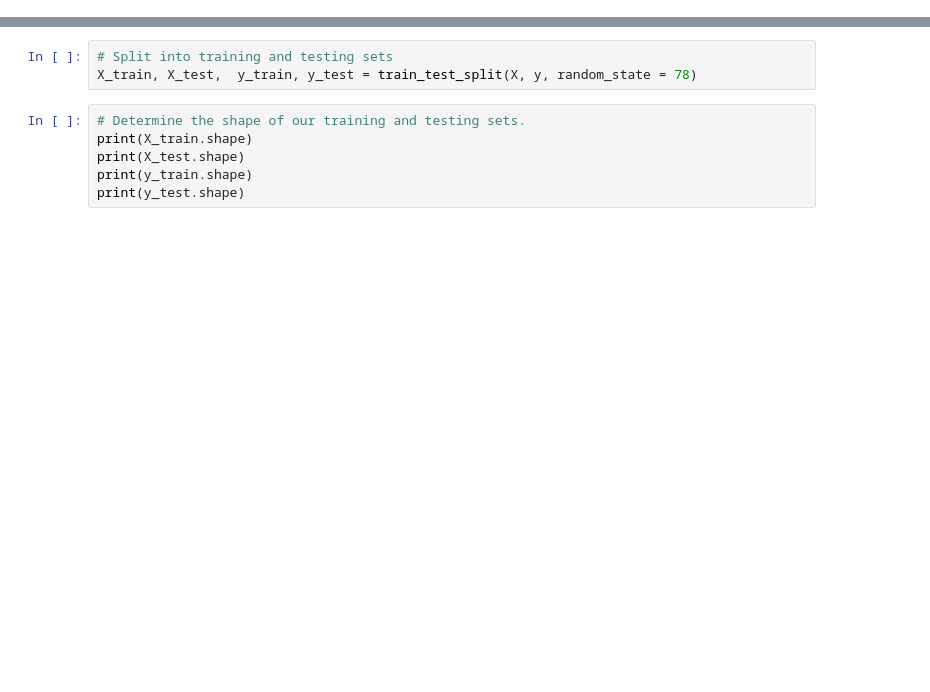
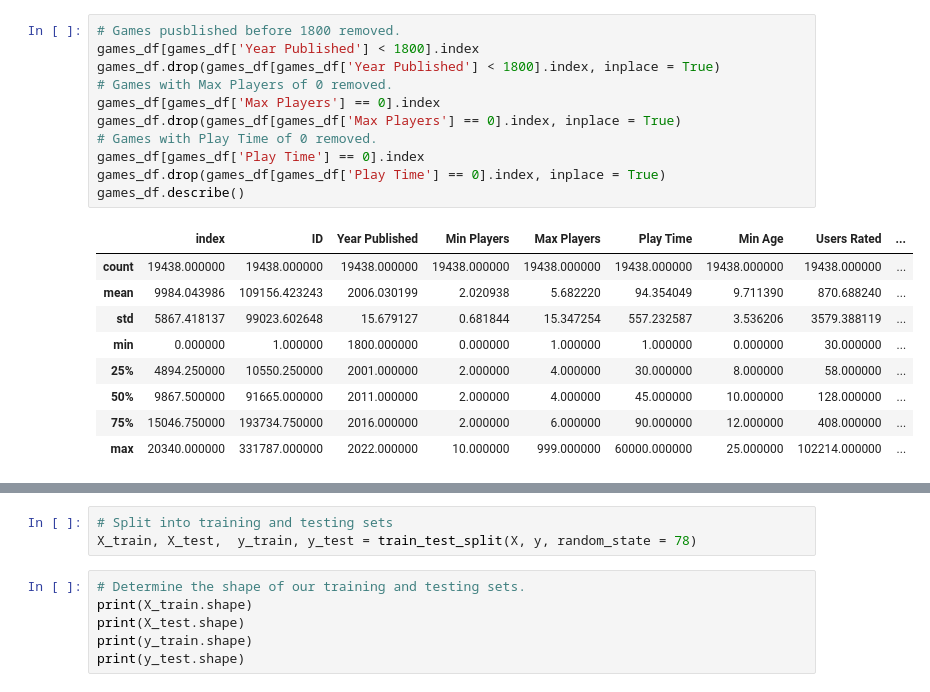
Before and after one commit to aleena-le-mt/Laureena, a Jupyter notebook: mlr_predict_average_rating_with_db.ipynb, the cells around one changed output, grey strips where cells are left out. Cells and saved outputs as stored; diff of their text form; blank space fills up the shorter version.

```diff
--- a/mlr_after_1800.ipynb
+++ b/mlr_predict_average_rating_with_db.ipynb
@@ -43 +71,22 @@ game_df.drop(game_df[game_df['Year Published'] < 1800].index, inplace = True)
+# %%
+# Games pusblished before 1800 removed.
+games_df[games_df['Year Published'] < 1800].index
+games_df.drop(games_df[games_df['Year Published'] < 1800].index, inplace = True)
+# Games with Max Players of 0 removed.
+games_df[games_df['Max Players'] == 0].index
+games_df.drop(games_df[games_df['Max Players'] == 0].index, inplace = True)
+# Games with Play Time of 0 removed.
+games_df[games_df['Play Time'] == 0].index
+games_df.drop(games_df[games_df['Play Time'] == 0].index, inplace = True)
+games_df.describe()
+# %% [output]
+|  | index | ID | Year Published | Min Players | Max Players | Play Time | Min Age | Users Rated | ... |
+| count | 19438.000000 | 19438.000000 | 19438.000000 | 19438.000000 | 19438.000000 | 19438.000000 | 19438.000000 | 19438.000000 | ... |
+| mean | 9984.043986 | 109156.423243 | 2006.030199 | 2.020938 | 5.682220 | 94.354049 | 9.711390 | 870.688240 | ... |
+| std | 5867.418137 | 99023.602648 | 15.679127 | 0.681844 | 15.347254 | 557.232587 | 3.536206 | 3579.388119 | ... |
+| min | 0.000000 | 1.000000 | 1800.000000 | 0.000000 | 1.000000 | 1.000000 | 0.000000 | 30.000000 | ... |
+| 25% | 4894.250000 | 10550.250000 | 2001.000000 | 2.000000 | 4.000000 | 30.000000 | 8.000000 | 58.000000 | ... |
+| 50% | 9867.500000 | 91665.000000 | 2011.000000 | 2.000000 | 4.000000 | 45.000000 | 10.000000 | 128.000000 | ... |
+| 75% | 15046.750000 | 193734.750000 | 2016.000000 | 2.000000 | 6.000000 | 90.000000 | 12.000000 | 408.000000 | ... |
+| max | 20340.000000 | 331787.000000 | 2022.000000 | 10.000000 | 999.000000 | 60000.000000 | 25.000000 | 102214.000000 | ... |
 # %%
```
Also changed, not shown: parts of 17 cells of this notebook, 12 other files.
